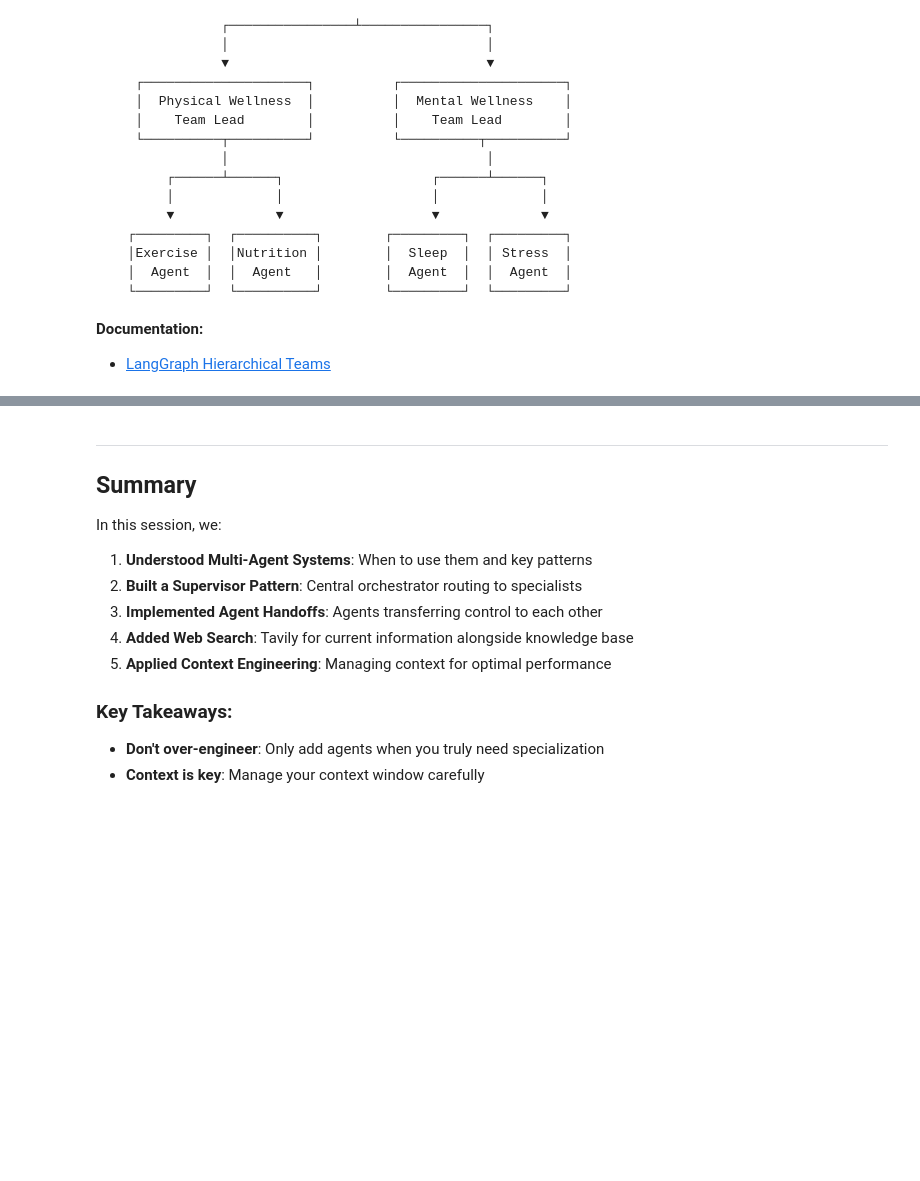
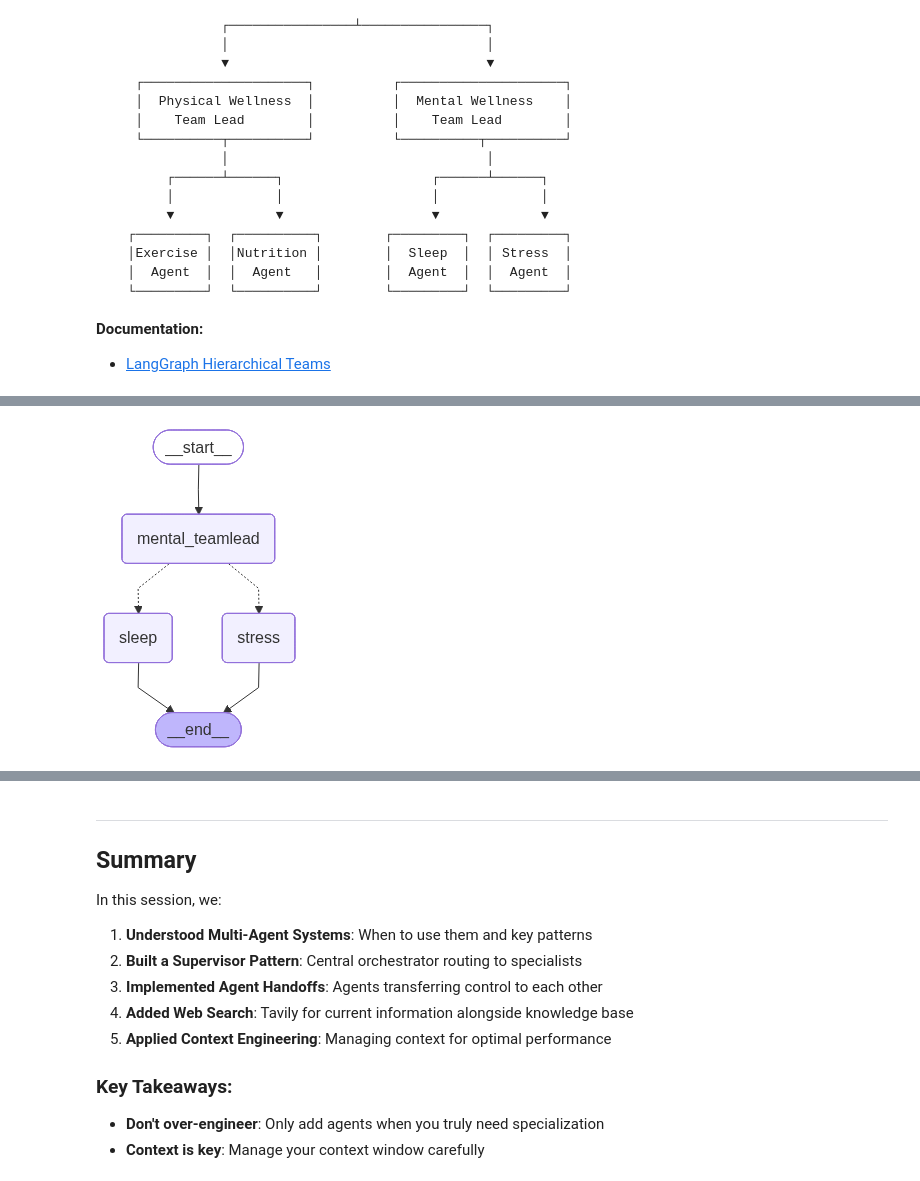
Before and after one commit to dwold113/AIE9, a Jupyter notebook: 05_Multi_Agent_with_LangGraph/Multi_Agent_Applications_Assignment.ipynb, the cells around one changed output, grey strips where cells are left out. Cells and saved outputs as stored; diff of their text form; code cells hidden in the pictures; blank space fills up the shorter version.

```diff
--- a/05_Multi_Agent_with_LangGraph/Multi_Agent_Applications_Assignment.ipynb
+++ b/05_Multi_Agent_with_LangGraph/Multi_Agent_Applications_Assignment.ipynb
@@ -301,7 +301,7 @@ from pydantic import BaseModel
 # Define routing options - supervisor picks ONE specialist, then that specialist responds
 class RouterOutput(BaseModel):
     """The supervisor's routing decision."""
-    next: Literal["exercise", "nutrition", "sleep", "stress"]
+    next: Literal["exercise", "nutrition", "sleep", "stress", "habits"]
     reasoning: str
 
 class SupervisorState(TypedDict):
@@ -314,6 +314,9 @@ print("Supervisor state defined!")
 Supervisor state defined!
 # %%
 # Create the supervisor node (using GPT-5.2 for routing decisions)
+from langchain_core.messages.base import BaseMessage
+
+
 from langchain_core.prompts import ChatPromptTemplate
 
 supervisor_prompt = ChatPromptTemplate.from_messages([
@@ -324,6 +327,7 @@ Your team:
 - nutrition: Handles diet, meal planning, healthy eating, food questions
 - sleep: Handles sleep quality, insomnia, rest, recovery questions
 - stress: Handles stress management, mindfulness, mental wellness, anxiety questions
+- habits: Handles habit formation, routine building, and lifestyle improvement questions
 
 Based on the user's question, decide which ONE specialist should respond.
 Choose the most relevant specialist for the primary topic of the question."""),
@@ -397,7 +401,7 @@ def route_to_agent(state: SupervisorState) -> str:
     return state["next"]
 
 # Create the graph
-supervisor_workflow = StateGraph(SupervisorState)
+supervisor_workflow = StateGraph[SupervisorState, None, SupervisorState, SupervisorState](SupervisorState)
 
 # Add nodes
 supervisor_workflow.add_node("supervisor", supervisor_node)
@@ -417,7 +421,7 @@ supervisor_workflow.add_conditional_edges(
         "exercise": "exercise",
         "nutrition": "nutrition",
         "sleep": "sleep",
-        "stress": "stress",
+        "stress": "stress"
     }
 )
 
@@ -670,0 +726,8 @@ def search_my_domain(query: str) -> str:
+# %%
+response = improved_supervisor_graph.invoke({
+    "messages": [HumanMessage(content="What are some good habits for a busy person?")]
+})
+
+print("\nFinal Response:")
+print("=" * 50)
+print(response["messages"][-1].content)
@@ -1225,0 +1352,63 @@ Route to the appropriate team based on the user's question."""),
+# %%
+## MENTAL TEAM
+# Mental Wellness Team Lead
+mental_team_prompt = ChatPromptTemplate.from_messages([
+    ("system", """You are the Mental Wellness Team Lead.
+Your team has two specialists:
+- sleep: Handles sleep quality, insomnia, and rest
+- stress: Handles stress management, mindfulness, and mental wellness
+
+Route to the most appropriate specialist for the user's question."""),
+    ("human", "Question: {question}")
+])
+
+
+def mental_teamlead_node(state: TeamState):
+    """The mental lead that decides which mental specialist to route to."""
+    # Get the user's question from the last human message
+
+    user_question = ""
+    for msg in reversed(state["messages"]):
+        if isinstance(msg, HumanMessage):
+            user_question = msg.content
+            break
+
+    # Get routing decision
+    prompt_value = mental_team_prompt.invoke({"question": user_question})
+    result = team_routing_llm.invoke(prompt_value)
+
+    print(f"[Supervisor GPT-5.2] Routing to: {result.next}")
+    print(f"  Reason: {result.reasoning}")
+
+    return {"next": result.next}
+
+sleep_node = create_agent_node(sleep_agent, "sleep")
+stress_node = create_agent_node(stress_agent, "stress")
+
+mental_team = StateGraph[TeamState, None, TeamState, TeamState](TeamState)
+
+mental_team.add_node("mental_teamlead", mental_teamlead_node)
+mental_team.add_node("sleep", sleep_node)
+mental_team.add_node("stress", stress_node)
+
+mental_team.add_edge(START, "mental_teamlead")
+mental_team.add_conditional_edges(
+    "mental_teamlead",
+    route_to_specialist,
+    {"sleep": "sleep", "stress": "stress"}
+)
+mental_team.add_edge("sleep", END)
+mental_team.add_edge("stress", END)
+
+mental_team_graph = mental_team.compile()
+
+# Visualize the graph
+try:
+    from IPython.display import display, Image
+    display(Image(mental_team_graph.get_graph().draw_mermaid_png()))
+except Exception as e:
+    print(f"Could not display graph: {e}")
+    print("\nGraph structure:")
+    print(mental_team_graph.get_graph().draw_ascii())
+# %% [output]
+[figure, added]
```
Also changed, not shown: parts of 19 cells of this notebook.
